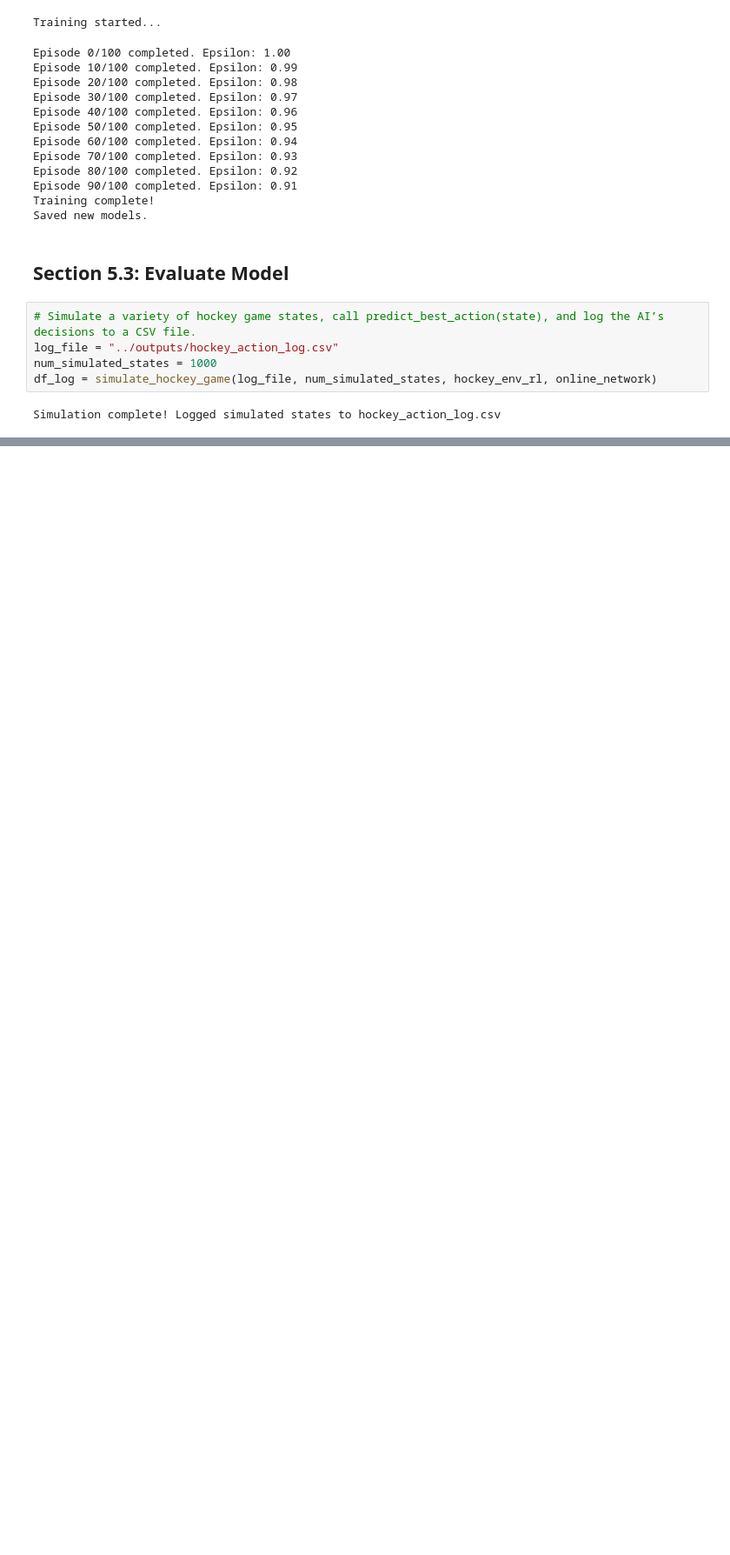
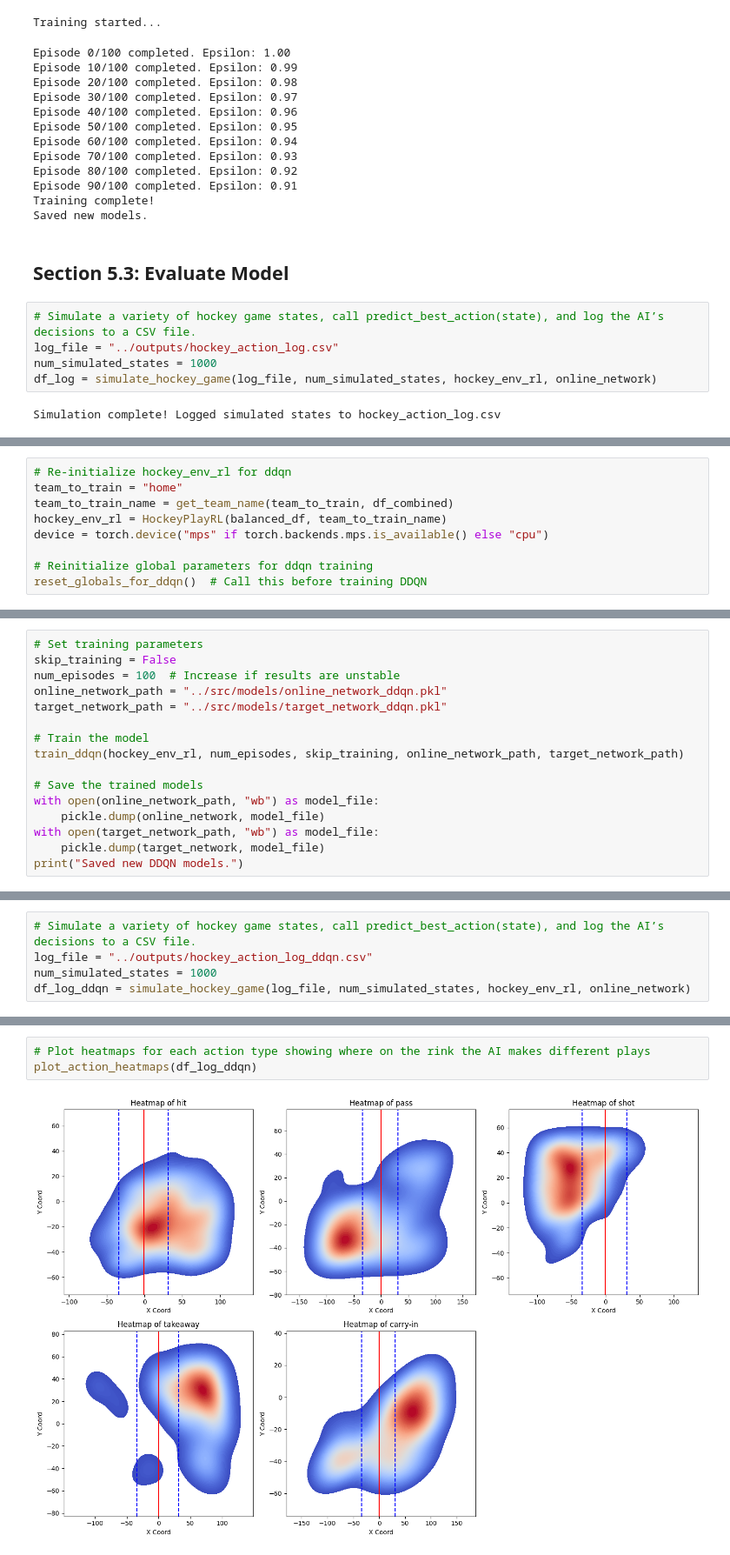
Before and after one commit to stewmckendry/Project-4---NHL-Plays, a Jupyter notebook: notebooks/Hockey_Coach.ipynb, the cells around one changed output, grey strips where cells are left out. Shown: that part at 87% size. Cells and saved outputs as stored; diff of their text form; blank space fills up the shorter version.

```diff
--- a/notebooks/Hockey_Coach.ipynb
+++ b/notebooks/Hockey_Coach.ipynb
@@ -1285,0 +1451,9 @@ compare_ai_vs_nhl(action_distribution, df)
+# %%
+# Re-initialize hockey_env_rl for ddqn
+team_to_train = "home"
+team_to_train_name = get_team_name(team_to_train, df_combined)
+hockey_env_rl = HockeyPlayRL(balanced_df, team_to_train_name)
+device = torch.device("mps" if torch.backends.mps.is_available() else "cpu")
+
+# Reinitialize global parameters for ddqn training
+reset_globals_for_ddqn()  # Call this before training DDQN
@@ -1285,0 +1462,16 @@ compare_ai_vs_nhl(action_distribution, df)
+# %%
+# Set training parameters
+skip_training = False
+num_episodes = 100  # Increase if results are unstable
+online_network_path = "../src/models/online_network_ddqn.pkl"
+target_network_path = "../src/models/target_network_ddqn.pkl"
+
+# Train the model
+train_ddqn(hockey_env_rl, num_episodes, skip_training, online_network_path, target_network_path)
+
+# Save the trained models
+with open(online_network_path, "wb") as model_file:
+    pickle.dump(online_network, model_file)
+with open(target_network_path, "wb") as model_file:
+    pickle.dump(target_network, model_file)
+print("Saved new DDQN models.")
@@ -1285,0 +1494,5 @@ compare_ai_vs_nhl(action_distribution, df)
+# %%
+# Simulate a variety of hockey game states, call predict_best_action(state), and log the AI’s decisions to a CSV file.
+log_file = "../outputs/hockey_action_log_ddqn.csv"
+num_simulated_states = 1000
+df_log_ddqn = simulate_hockey_game(log_file, num_simulated_states, hockey_env_rl, online_network)
@@ -1285,0 +1501,5 @@ compare_ai_vs_nhl(action_distribution, df)
+# %%
+# Plot heatmaps for each action type showing where on the rink the AI makes different plays
+plot_action_heatmaps(df_log_ddqn)
+# %% [output]
+[figure, added]
```
Also changed, not shown: parts of 28 cells of this notebook, 24 other files.
